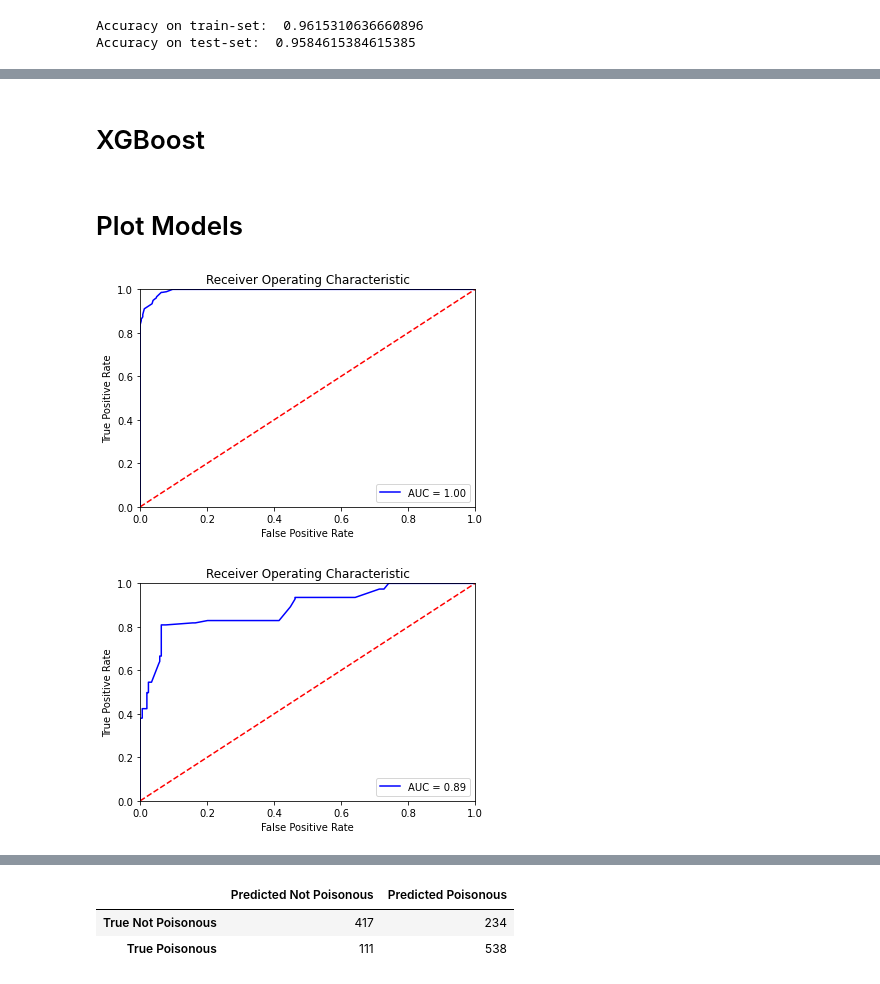
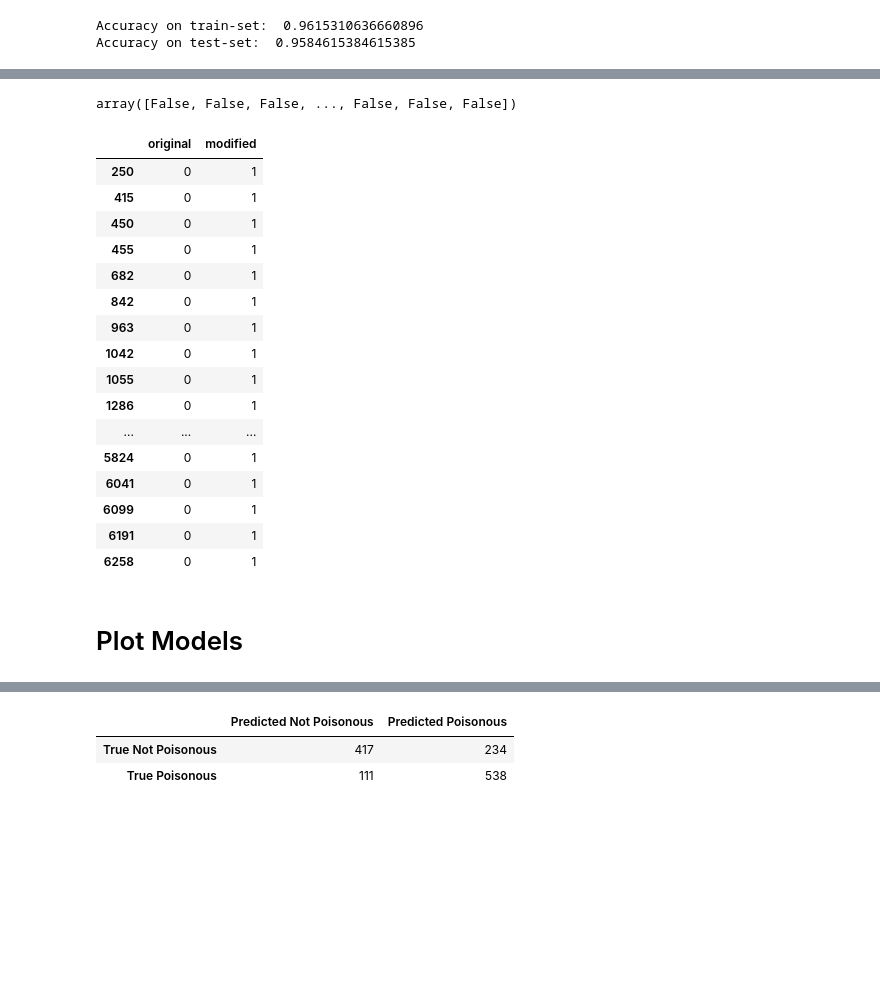
Before and after one commit to tobiasaurer/mushroom-classifier, a Jupyter notebook: mushrooms.ipynb, the cells around one changed output, grey strips where cells are left out. Cells and saved outputs as stored; diff of their text form; code cells hidden in the pictures; blank space fills up the shorter version.

```diff
--- a/mushrooms.ipynb
+++ b/mushrooms.ipynb
@@ -253,20 +229,9 @@ pd.DataFrame(np.isin(list(pd.DataFrame(y_2).index), indices))
 # %%
 # get indices of false Positives
-
 indices = returnFalsePositivesIndex (y_test_2, y_pred_test_2)
 
 # change false Positives to true in y_2
 
-
-np.isin(list(pd.DataFrame(y_2).index), indices)
-
-where(pd.DataFrame(y_2) )
-
-
-y_2 = (
-    pd
-    .merge(pd.DataFrame(y_2), pd.DataFrame(indices), left_index=True, right_index=True, how='left')[['Id', 'poisonous_y']]
-    .rename(columns={"poisonous_y": "poisonous"})
-)
+X_2.loc[X_2.index.isin(indices), 'poisonous'] = 1
+# %% [output]
+array([False, False, False, ..., False, False, False])
-# %% [markdown]
-# XGBoost
@@ -282,9 +238,50 @@ y_2 = (
+# %%
+def modify_X(X, y, n):
+
+    y = pd.DataFrame(y)
+
+    for i in range(n):
+        X_train, X_test, y_train, y_test = train_test_split(X, y, test_size=0.2, random_state=1337)
+
+        random_forest_pipe.fit(X_train, y_train)
+
+        y_pred = random_forest_pipe.predict(X_test)
+
+        indices = returnFalsePositivesIndex (y_test, y_pred)
+
+        y.loc[pd.DataFrame(y).index.isin(indices), 'poisonous'] = 1
+
+    return y
+# %%
+y_final = modify_X(X_2, y_2, 5)
+# %%
+
+comparison = pd.concat([y, y_final], axis = 1)
+
+comparison.columns.values[0] = 'original'
+comparison.columns.values[1] = 'modified'
+
+(
+    comparison
+        .loc[comparison['original'] != comparison['modified'], :]
+)
+# %% [output]
+|  | original | modified |
+| 250 | 0 | 1 |
+| 415 | 0 | 1 |
+| 450 | 0 | 1 |
+| 455 | 0 | 1 |
+| 682 | 0 | 1 |
+| 842 | 0 | 1 |
+| 963 | 0 | 1 |
+| 1042 | 0 | 1 |
+| 1055 | 0 | 1 |
+| 1286 | 0 | 1 |
+| ... | ... | ... |
+| 5824 | 0 | 1 |
+| 6041 | 0 | 1 |
+| 6099 | 0 | 1 |
+| 6191 | 0 | 1 |
+| 6258 | 0 | 1 |
 # %% [markdown]
 # Plot Models
-# %%
-plotAUROC(random_forest_pipe, X_test, y_test)
-# plotAUROC(xgboost, X_test.to_numpy(), y_test.to_numpy())
-plotAUROC(gridsearch_result, X_test, y_test)
-# %% [output]
-[figure, removed]
-[figure, removed]
```
Also changed, not shown: parts of 6 cells of this notebook.
